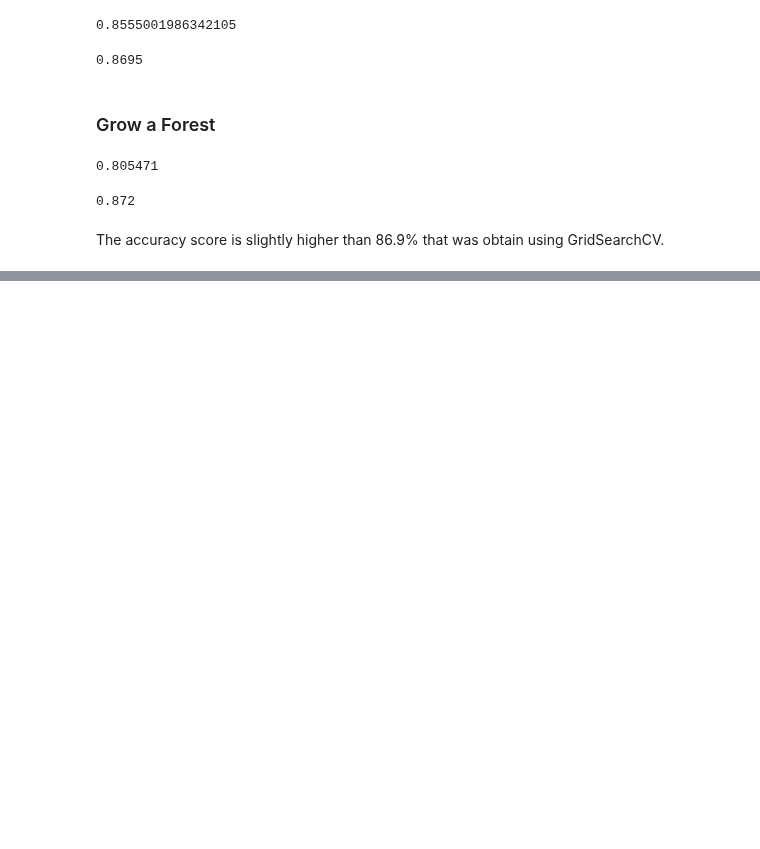
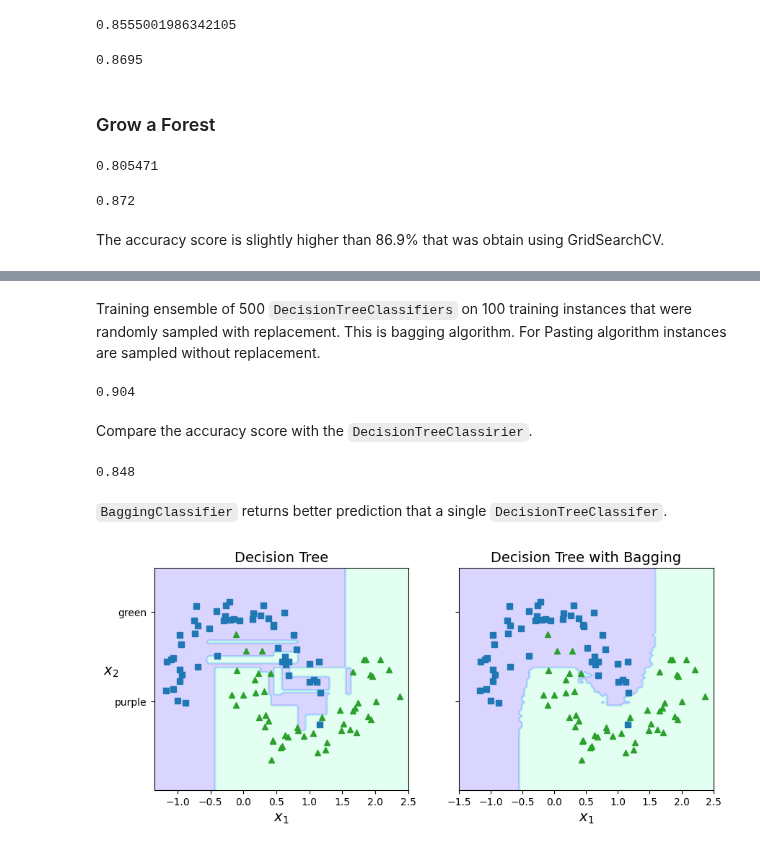
Before and after one commit to tanjatom/MachineLearning, a Jupyter notebook: Classification/toy_dataset_moons_classification.ipynb, the cells around one changed output, grey strips where cells are left out. Saved outputs shown, nothing was run; the diff lists cells and outputs as text; code cells hidden in the pictures; blank space fills up the shorter version.

```diff
--- a/Classification/toy_dataset_moons_classification.ipynb
+++ b/Classification/toy_dataset_moons_classification.ipynb
@@ -340,0 +341,34 @@ The voting classifier performed slightly worse when `soft` voting is used.
+# %% [markdown]
+Training ensemble of 500 `DecisionTreeClassifiers` on 100 training instances that were randomly sampled with replacement. This is bagging algorithm. For Pasting algorithm instances are sampled without replacement.
+# %%
+bag_clf = BaggingClassifier(DecisionTreeClassifier(), n_estimators=500,
+                           max_samples=100, bootstrap=True, random_state=42)
+bag_clf.fit(X_train, y_train)
+y_pred = bag_clf.predict(X_test)
+print(accuracy_score(y_test, y_pred))
+# %% [output]
+0.904
+# %% [markdown]
+Compare the accuracy score with the `DecisionTreeClassirier`.
+# %%
+tree_clf = DecisionTreeClassifier()
+tree_clf.fit(X_train, y_train)
+y_pred = tree_clf.predict(X_test)
+print(accuracy_score(y_test, y_pred))
+# %% [output]
+0.848
+# %% [markdown]
+`BaggingClassifier` returns better prediction that a single `DecisionTreeClassifer`.
+# %%
+# Plot BeggingClassifier and DecisionTreeClassifier
+fig, axes = plt.subplots(ncols=2, figsize=(10, 4), sharey=True)
+plt.sca(axes[0])
+plot_decision_boundary(tree_clf, X, y)
+plt.title("Decision Tree", fontsize=14)
+plt.sca(axes[1])
+plot_decision_boundary(bag_clf, X, y)
+plt.title("Decision Tree with Bagging", fontsize=14)
+plt.ylabel("")
+plt.show()
+# %% [output]
+[figure, added]
```
Also changed, not shown: parts of 20 cells of this notebook.
